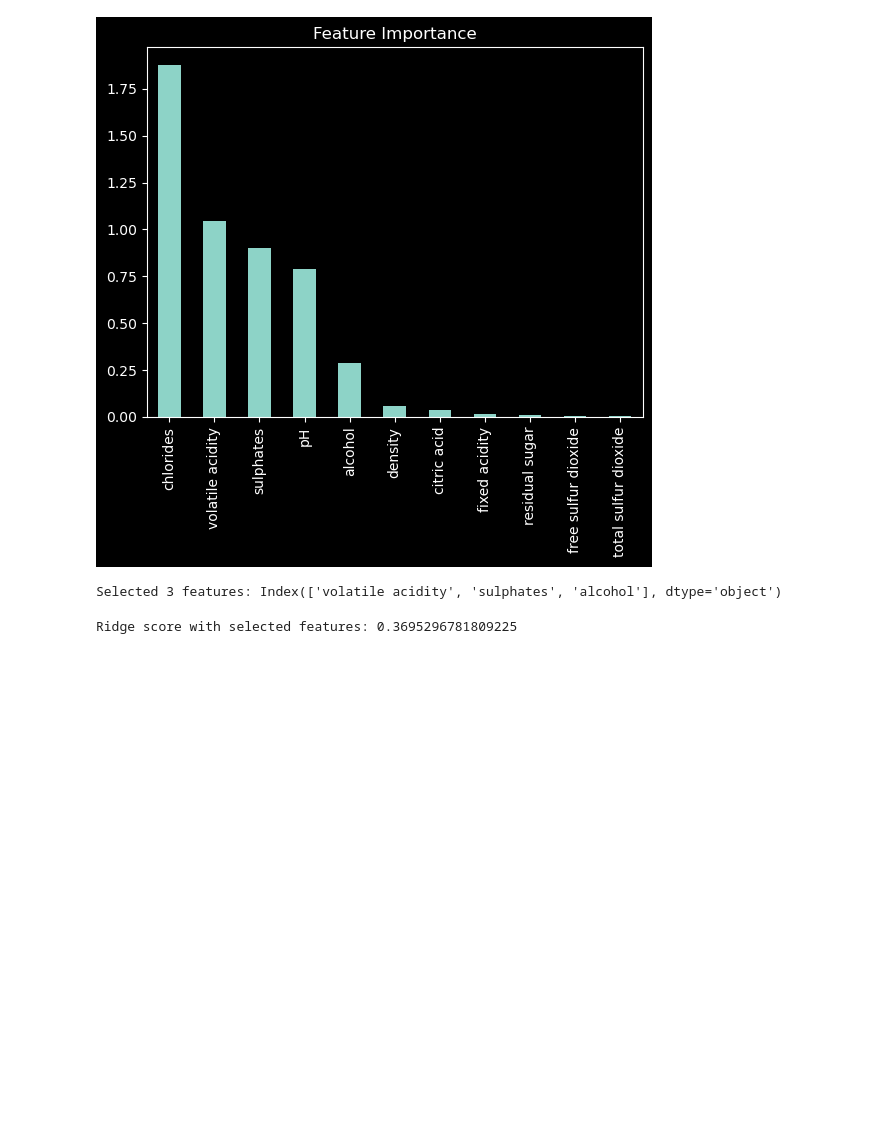
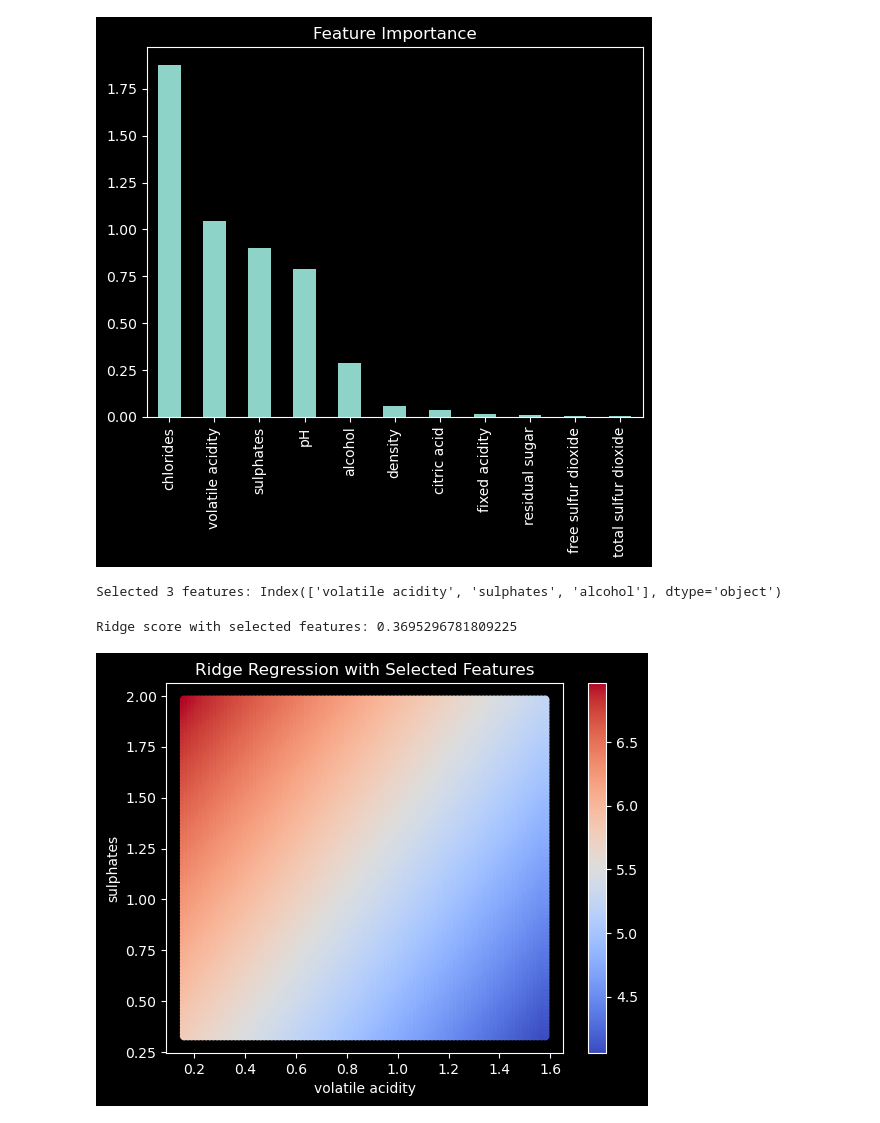
Before and after one commit to ZachParent/mai-pre-work, a Jupyter notebook: uci_wine_regression/uci_wine_regression_zachparent.ipynb, the cells around one changed output. Drawn from its saved outputs; the diff is of its cells as text; code cells hidden in the pictures; blank space fills up the shorter version.

Commit message:
add ridge regression demo plot

```diff
--- a/uci_wine_regression/uci_wine_regression_zachparent.ipynb
+++ b/uci_wine_regression/uci_wine_regression_zachparent.ipynb
@@ -95,15 +95,28 @@ print(f"Ridge score with selected features: {ridge_selected.score(X_test_selecte
 # %% [output]
 Ridge score with selected features: 0.3695296781809225
 # %%
-# median_alcohol = df["alcohol"].median()
+# Calculate the median, maximum, and minimum values of the 'alcohol' feature
+median_alcohol = df["alcohol"].median()
+max_alcohol = df["alcohol"].max()
+min_alcohol = df["alcohol"].min()
 
-# volatilite_acidity_range = np.linspace(X_train_selected['volatile acidity'].min(), X_train_selected['volatile acidity'].max(), 100)
-# sulphates_range = np.linspace(X_train_selected['sulphates'].min(), X_train_selected['sulphates'].max(), 100)
-# X_grid = np.meshgrid(volatilite_acidity_range, sulphates_range)
-# X_grid = pd.DataFrame(X_grid, columns=["volatile acidity", "sulphates"])
-# y_grid = ridge_selected.predict(X_grid)
-# plt.figure(figsize=(10, 8))
-# df.plot(x="volatile acidity", y="sulphates", hue="quality", data=df, palette="coolwarm")
-# plt.plot(X_grid["volatile acidity"], X_grid["sulphates"], c="black", linewidth=2)
-# plt.title("Ridge Regression with Selected Features")
-# plt.show()
+# Create a range of values for 'volatile acidity' and 'sulphates' for plotting
+volatilite_acidity_range = np.linspace(X_train_selected['volatile acidity'].min(), X_train_selected['volatile acidity'].max(), 100)
+sulphates_range = np.linspace(X_train_selected['sulphates'].min(), X_train_selected['sulphates'].max(), 100)
+
+# Generate a grid of values for 'volatile acidity' and 'sulphates'
+X_grid = np.array(np.meshgrid(volatilite_acidity_range, sulphates_range)).T.reshape(-1, 2)
+
+# Convert the grid to a DataFrame and add the median alcohol value
+X_grid = pd.DataFrame(X_grid, columns=["volatile acidity", "sulphates"])
+X_grid["alcohol"] = median_alcohol
+
+# Predict the target variable using the ridge regression model on the grid
+y_grid = ridge_selected.predict(X_grid)
+
+# Create a scatter plot of 'volatile acidity' vs 'sulphates' colored by the predicted values
+X_grid.plot.scatter(x='volatile acidity', y="sulphates", c=y_grid, cmap="coolwarm", linewidth=2)
+plt.title("Ridge Regression with Selected Features")
+plt.show()
+# %% [output]
+[figure, added]
```
